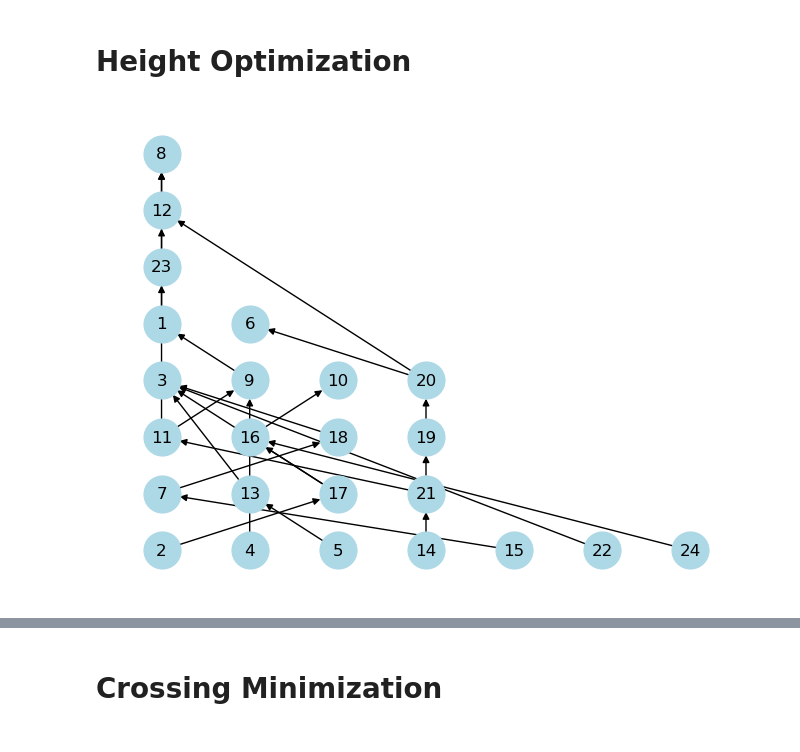
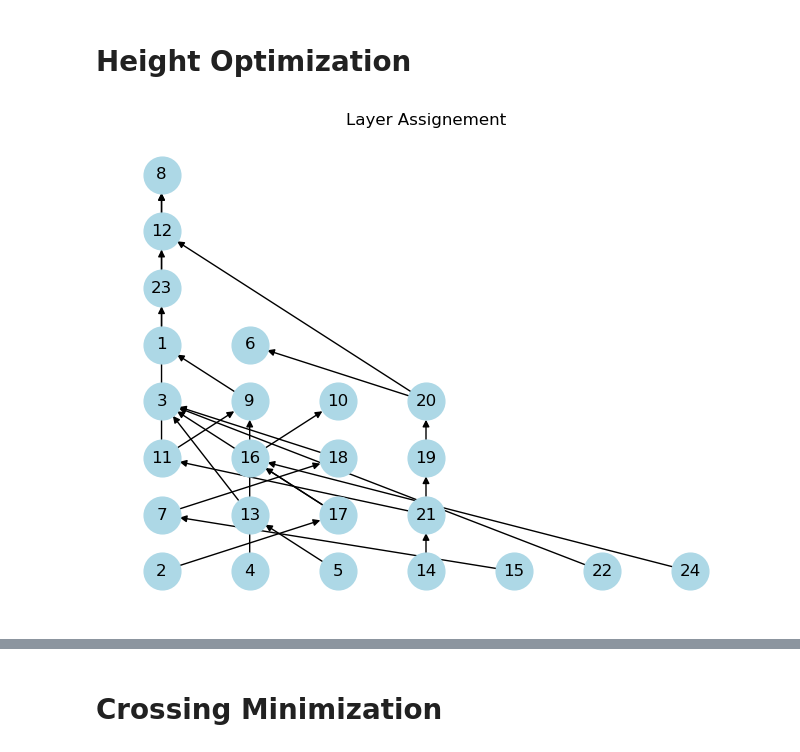
Before and after one commit to mauro-vb/graph-visualization-project, a Jupyter notebook: step4.ipynb, the cells around one changed output, grey strips where cells are left out. Saved outputs shown, nothing was run; the diff lists cells and outputs as text; code cells hidden in the pictures.

```diff
--- a/step4.ipynb
+++ b/step4.ipynb
@@ -6,6 +6,7 @@ import numpy as np
 import time
 # %%
 Graph = nx.nx_agraph.read_dot('./Dataset/noname.dot/noname.dot') #Small Directed Network
+Graph1 = nx.nx_agraph.read_dot('./Dataset/LeagueNetwork.dot/LeagueNetwork.dot') #pro league
 
 edge_list = []
 for e in Graph.edges():
@@ -15,9 +16,22 @@ for e in Graph.edges():
 G = nx.DiGraph()
 G.add_edges_from(edge_list)
 
+edge_list_pro = []
+for e in Graph1.edges():
+    u,v = e
+    edge_list_pro.append((int(u),int(v)))
+
+G1 = nx.DiGraph()
+G1.add_edges_from(edge_list_pro)
+
 node_list = []
 for node in G.nodes():
     node_list.append(node)
 
-print(f'the number of edges is {len(edge_list)}\n the number of nodes is {len(node_list)}')
+node_list_pro = []
+for node in G1.nodes():
+    node_list_pro.append(node)
+
+print(f'In Small Network the number of edges is {len(edge_list)}, the number of nodes is {len(node_list)}\n')
+print(f'In Pro League Network the number of edges is {len(edge_list_pro)}, the number of nodes is {len(node_list_pro)}')
 # %% [output]
@@ -144,7 +159,7 @@ def draw_curved_arrow(ax, A, B, color='black', rad=0.2):
 
 pos = {node: (node, 0) for node in G.nodes()}  # Positions for all nodes in a line
 
-fig, ax = plt.subplots(figsize=(8, 12))
+fig, ax = plt.subplots(figsize=(8, 9))
 
 for node in G.nodes():
     circle = Circle(pos[node], 0.2, fill=True, color='lightblue', zorder=2)
@@ -157,11 +172,10 @@ for edge in original_edges:
 
 for edge in reversed_edges:
     draw_curved_arrow(ax, pos[edge[0]], pos[edge[1]], rad=0.1 + 0.1 * edge[0], color='red')
-
+plt.title('Trivial Heuristic')
 plt.axis('equal')
 plt.axis('off')
+plt.ylim(0,1)
 plt.xlim(-1, len(G.nodes()))  # Set limits to include all nodes and edges
-plt.figtext(0.5, 0.01, "resulted graph", ha="center", fontsize=10)
-#             bbox={"facecolor":"orange", "alpha":0.5, "pad":5})
 plt.show()
 # %% [output]
@@ -188,7 +202,7 @@ def feedback_arc_set_ordered(G, node_order):
     return fas
 
 
-node_order = [i for i in range(1,len(node_list)+1)]  # This should be your predefined order of nodes
+node_order = [i for i in range(1,len(node_list)+1)]  # order of nodes
 fas = feedback_arc_set_ordered(G, node_order)
 print("Feedback arc set based on order:", fas)
 
@@ -204,7 +218,7 @@ for edge in original_graph_without_cycles(G, fas).edges():
     original_edges.append((u,v))
 reversed_edges = list(rev_feedback_arc_set(G, fas))
 
-fig, ax = plt.subplots(figsize=(8, 12))
+fig, ax = plt.subplots(figsize=(8, 9))
 
 for node in G.nodes():
     circle = Circle(pos[node], 0.2, fill=True, color='lightblue', zorder=2)
@@ -218,10 +232,11 @@ for edge in original_edges:
 for edge in reversed_edges:
     draw_curved_arrow(ax, pos[edge[0]], pos[edge[1]], rad=0.1 + 0.1 * edge[0], color='red')
 
+plt.title('Trivial Heuristic')
 plt.axis('equal')
 plt.axis('off')
+plt.ylim(0, 1)
 plt.xlim(-1, len(G.nodes()))
-plt.figtext(0.5, 0.01, "resulted graph", ha="center", fontsize=10)
 plt.show()
 # %% [output]
 Feedback arc set based on order: {(21, 19), (16, 2), (18, 3)}
@@ -298,6 +315,7 @@ def layer_assignment(G):
     layers = {}
     i = 0
     G_copy = G.copy()
+    removed_edges = set()
 
     while True:
         S = {v for v, d in G_copy.in_degree() if d == 0}
@@ -307,34 +325,34 @@ def layer_assignment(G):
                 break
             # Find node with the highest in-degree
             new_source = max(remaining_nodes, key=lambda x: G_copy.in_degree(x))
             S = {new_source}
 
         layers[i] = S
         G_copy.remove_nodes_from(S)
         i += 1
 
-    return layers
+    return layers, removed_edges
 
 def draw_layered_graph(G, layers):
     pos = {}
     for layer, nodes in layers.items():
         for i, node in enumerate(sorted(nodes)):
             pos[node] = (i, -layer)
 
     nx.draw(G, pos, with_labels=True, node_size=700, node_color='lightblue', arrows=True)
     plt.gca().invert_yaxis()
 
 
 node_order = [i for i in range(1,len(node_list)+1)]
 fas = feedback_arc_set_ordered(G, node_order)
 
 G_dag = original_graph_without_cycles(G, fas)
 
-layers = layer_assignment(G_dag)
+layers, removed_edges = layer_assignment(G_dag)
 
 draw_layered_graph(G_dag, layers)
 # reversed_edges = list(rev_feedback_arc_set(G, fas))
-
+plt.title('Layer Assignement')
 plt.show()
 # %% [output]
-[figure, old version]
+[figure, new version]
```
Also changed, not shown: parts of 15 cells of this notebook.
